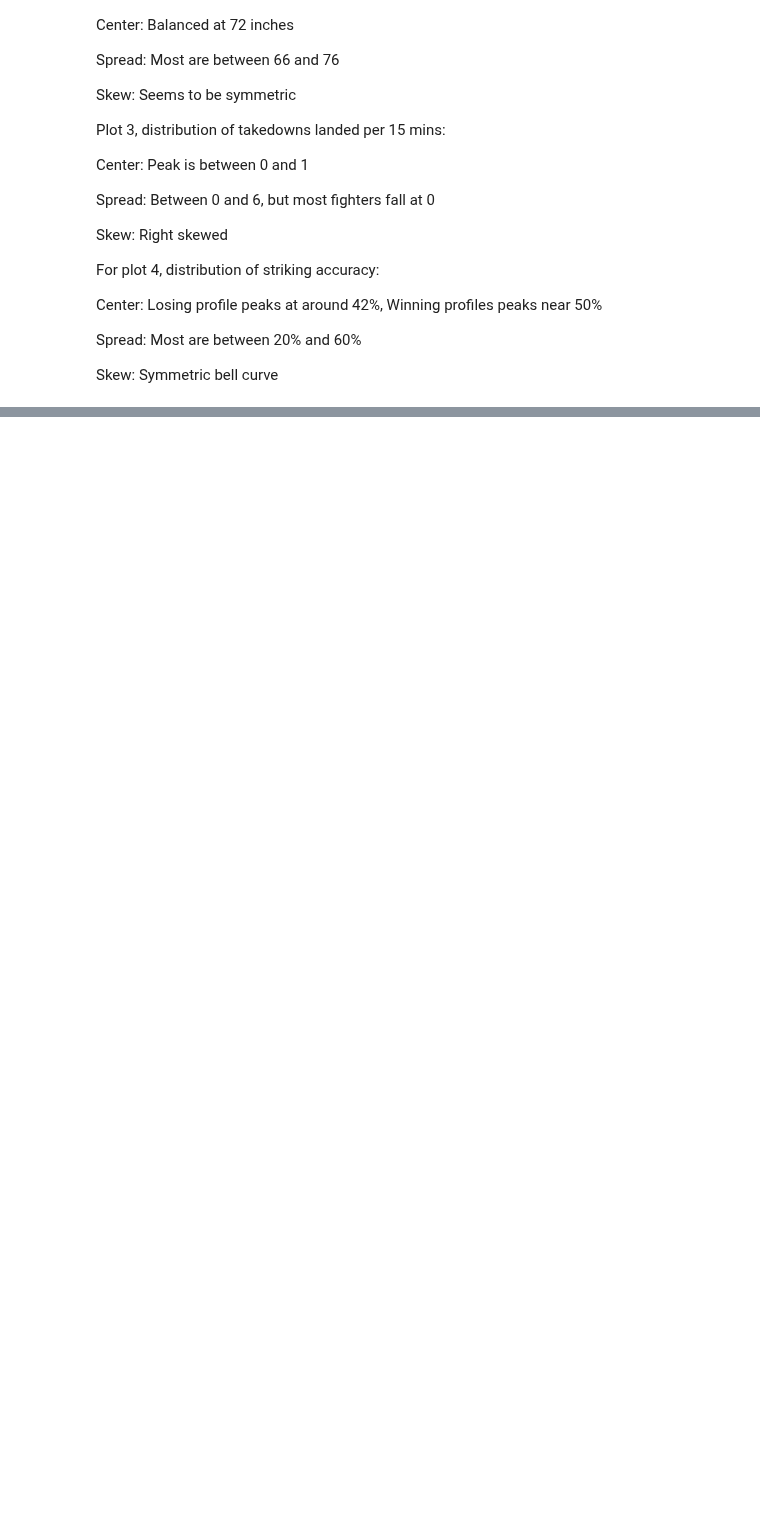
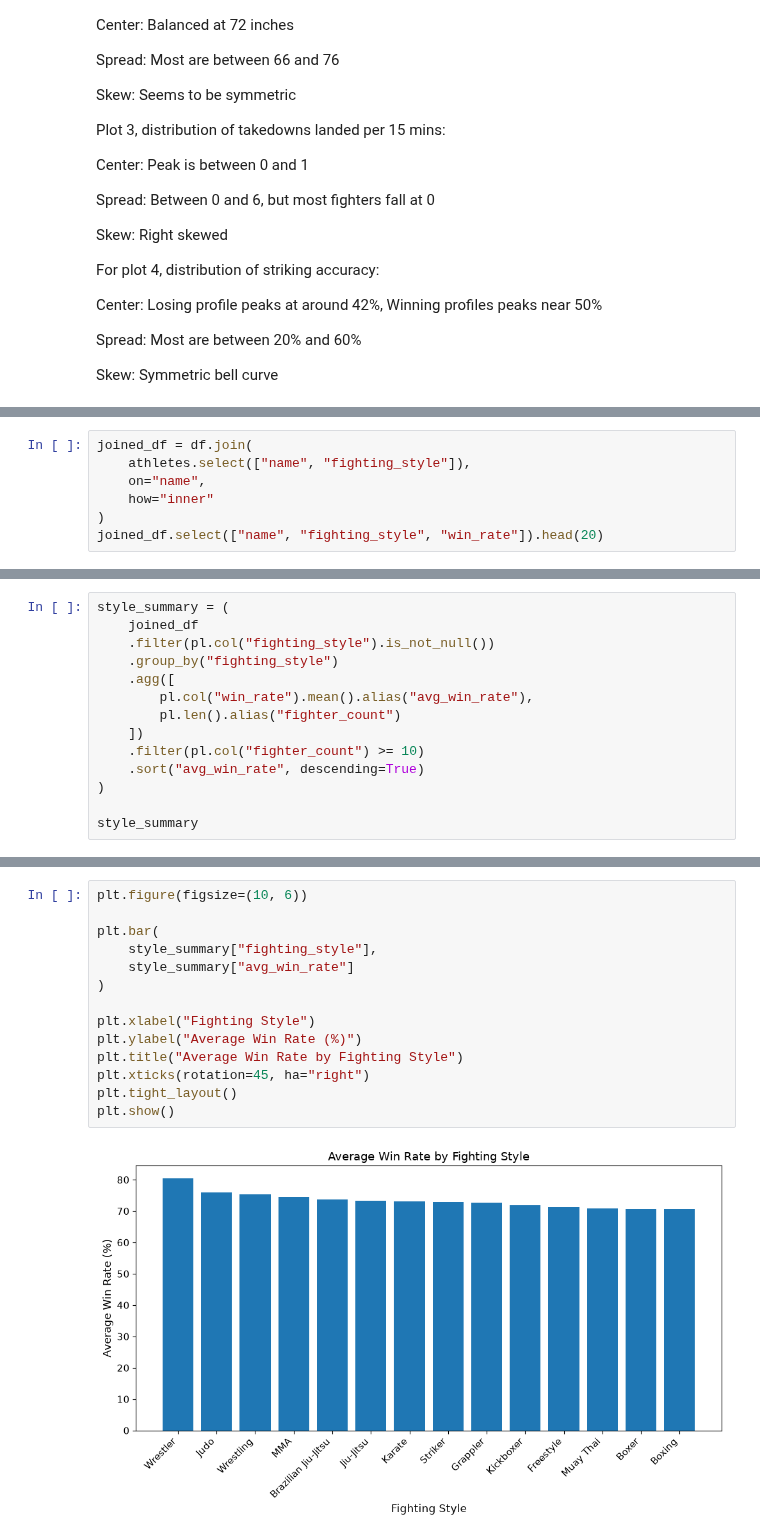
Before and after one commit to Tpate33/cs418-ufc-fight-analysis, a Jupyter notebook: eda.ipynb, the cells around one changed output, grey strips where cells are left out. Saved outputs shown, nothing was run; the diff lists cells and outputs as text; blank space fills up the shorter version.

```diff
--- a/eda.ipynb
+++ b/eda.ipynb
@@ -174,0 +232,7 @@ Skew: Symmetric bell curve
+# %%
+joined_df = df.join(
+    athletes.select(["name", "fighting_style"]),
+    on="name",
+    how="inner"
+)
+joined_df.select(["name", "fighting_style", "win_rate"]).head(20)
@@ -174,0 +254,14 @@ Skew: Symmetric bell curve
+# %%
+style_summary = (
+    joined_df
+    .filter(pl.col("fighting_style").is_not_null())
+    .group_by("fighting_style")
+    .agg([
+        pl.col("win_rate").mean().alias("avg_win_rate"),
+        pl.len().alias("fighter_count")
+    ])
+    .filter(pl.col("fighter_count") >= 10)
+    .sort("avg_win_rate", descending=True)
+)
+
+style_summary
@@ -174,0 +283,16 @@ Skew: Symmetric bell curve
+# %%
+plt.figure(figsize=(10, 6))
+
+plt.bar(
+    style_summary["fighting_style"],
+    style_summary["avg_win_rate"]
+)
+
+plt.xlabel("Fighting Style")
+plt.ylabel("Average Win Rate (%)")
+plt.title("Average Win Rate by Fighting Style")
+plt.xticks(rotation=45, ha="right")
+plt.tight_layout()
+plt.show()
+# %% [output]
+[figure, added]
```
Also changed, not shown: parts of 7 cells of this notebook, 1 other file.
